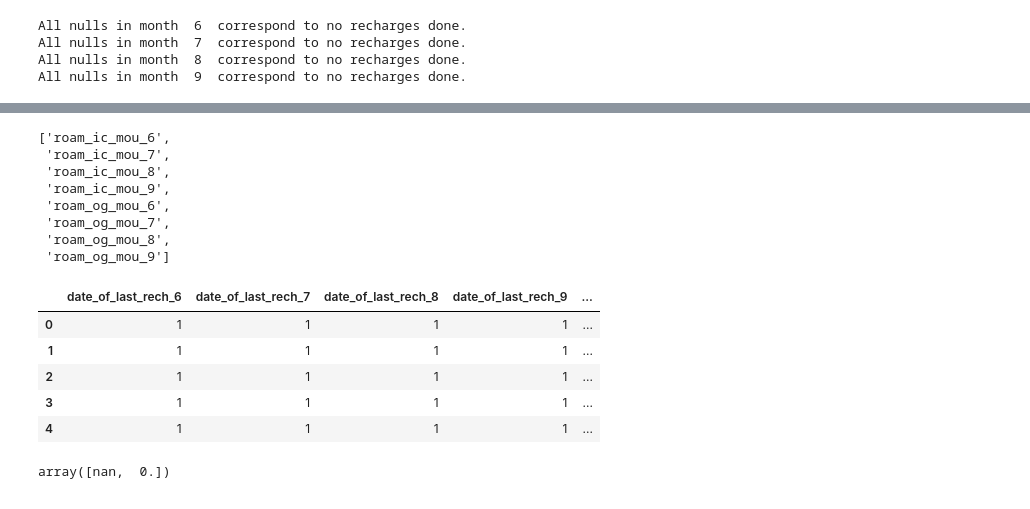
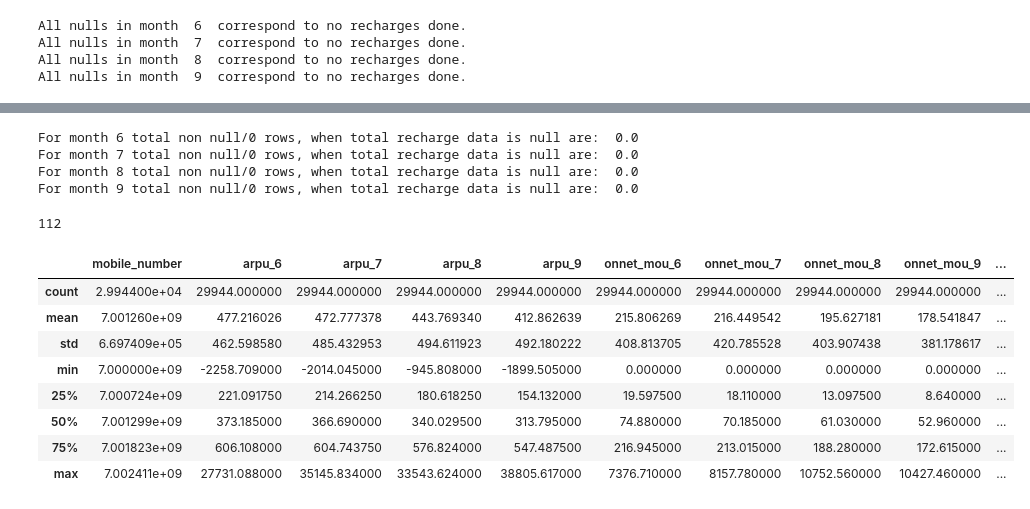
Before and after one commit to nautiism/telecom_churn, a Jupyter notebook: eda.ipynb, the cells around one changed output, grey strips where cells are left out. Cells and saved outputs as stored; diff of their text form; code cells hidden in the pictures.

Commit message:
recency factor added. Date logic

```diff
--- a/eda.ipynb
+++ b/eda.ipynb
@@ -101,24 +97,41 @@ NameError: name 'telecom_df' is not defined
+# %%
+#Drop redundant columns
+#For data, we have count and total_rech_data,
+
+for month in [6,7,8,9]:
+    max_rech_data = 'max_rech_data_'+str(month)
+    av_rech_amt_data='av_rech_amt_data_'+str(month)
+    total_rech_data = 'total_rech_data_'+str(month)
+    date_of_last_rech_data = 'date_of_last_rech_data_'+str(month)
+    count_rech_3g = 'count_rech_3g_'+str(month)
+    count_rech_2g = 'count_rech_2g_'+str(month)
+    arpu_3g = 'arpu_3g_'+str(month)
+    arpu_2g = 'arpu_2g_'+str(month)
+    fb_user = 'fb_user_'+str(month)
+    night_pck_user = 'night_pck_user_' +str(month)
+
+    #Verify, that if toatl rech_data is null, then max, av, date, count_3g, count_2g are null too
+    nonnullrows = np.sum(np.sum(telecom_df[telecom_df[total_rech_data].isnull()]
+                              [[max_rech_data,av_rech_amt_data,date_of_last_rech_data, count_rech_3g, count_rech_2g]]))
+    print ("For month", month, "total non null/0 rows, when total recharge data is null are: ", nonnullrows)
+
+    if nonnullrows == 0:
+        telecom_df.loc[telecom_df[total_rech_data].isnull(),max_rech_data] = 0
+        telecom_df.loc[telecom_df[total_rech_data].isnull(),av_rech_amt_data] = 0
+        telecom_df.loc[telecom_df[total_rech_data].isnull(),date_of_last_rech_data] = 32
+        telecom_df.loc[telecom_df[total_rech_data].isnull(),count_rech_3g] = 0
+        telecom_df.loc[telecom_df[total_rech_data].isnull(),count_rech_2g] = 0
+        telecom_df.loc[telecom_df[total_rech_data].isnull(),arpu_3g] = 0
+        telecom_df.loc[telecom_df[total_rech_data].isnull(),arpu_2g] = 0
+        telecom_df.loc[telecom_df[total_rech_data].isnull(),fb_user] = 0
+        telecom_df.loc[telecom_df[total_rech_data].isnull(),night_pck_user] = 0
+        telecom_df.loc[telecom_df[total_rech_data].isnull(),total_rech_data] = 0
+# %% [output]
+For month 6 total non null/0 rows, when total recharge data is null are:  0.0
+For month 7 total non null/0 rows, when total recharge data is null are:  0.0
+For month 8 total non null/0 rows, when total recharge data is null are:  0.0
+For month 9 total non null/0 rows, when total recharge data is null are:  0.0
 # %%
-telecom_df.isnull().sum()>0).sum()
+(telecom_df.isnull().sum()>0).sum()
 # %% [output]
-['roam_ic_mou_6',
- 'roam_ic_mou_7',
- 'roam_ic_mou_8',
- 'roam_ic_mou_9',
- 'roam_og_mou_6',
- 'roam_og_mou_7',
- 'roam_og_mou_8',
- 'roam_og_mou_9']
+112
-# %%
-dat[dc].head()
-# %% [output]
-|  | date_of_last_rech_6 | date_of_last_rech_7 | date_of_last_rech_8 | date_of_last_rech_9 | ... |
-| 0 | 1 | 1 | 1 | 1 | ... |
-| 1 | 1 | 1 | 1 | 1 | ... |
-| 2 | 1 | 1 | 1 | 1 | ... |
-| 3 | 1 | 1 | 1 | 1 | ... |
-| 4 | 1 | 1 | 1 | 1 | ... |
-# %%
-telecom_df['std_ic_t2o_mou_9'].unique()
-# %% [output]
-array([nan,  0.])
@@ -124,0 +214,12 @@ array([nan,  0.])
+# %%
+telecom_df.describe()
+# %% [output]
+|  | mobile_number | arpu_6 | arpu_7 | arpu_8 | arpu_9 | onnet_mou_6 | onnet_mou_7 | onnet_mou_8 | onnet_mou_9 | ... |
+| count | 2.994400e+04 | 29944.000000 | 29944.000000 | 29944.000000 | 29944.000000 | 29944.000000 | 29944.000000 | 29944.000000 | 29944.000000 | ... |
+| mean | 7.001260e+09 | 477.216026 | 472.777378 | 443.769340 | 412.862639 | 215.806269 | 216.449542 | 195.627181 | 178.541847 | ... |
+| std | 6.697409e+05 | 462.598580 | 485.432953 | 494.611923 | 492.180222 | 408.813705 | 420.785528 | 403.907438 | 381.178617 | ... |
+| min | 7.000000e+09 | -2258.709000 | -2014.045000 | -945.808000 | -1899.505000 | 0.000000 | 0.000000 | 0.000000 | 0.000000 | ... |
+| 25% | 7.000724e+09 | 221.091750 | 214.266250 | 180.618250 | 154.132000 | 19.597500 | 18.110000 | 13.097500 | 8.640000 | ... |
+| 50% | 7.001299e+09 | 373.185000 | 366.690000 | 340.029500 | 313.795000 | 74.880000 | 70.185000 | 61.030000 | 52.960000 | ... |
+| 75% | 7.001823e+09 | 606.108000 | 604.743750 | 576.824000 | 547.487500 | 216.945000 | 213.015000 | 188.280000 | 172.615000 | ... |
+| max | 7.002411e+09 | 27731.088000 | 35145.834000 | 33543.624000 | 38805.617000 | 7376.710000 | 8157.780000 | 10752.560000 | 10427.460000 | ... |
```
Also changed, not shown: parts of 3 cells of this notebook, 1 other file.
